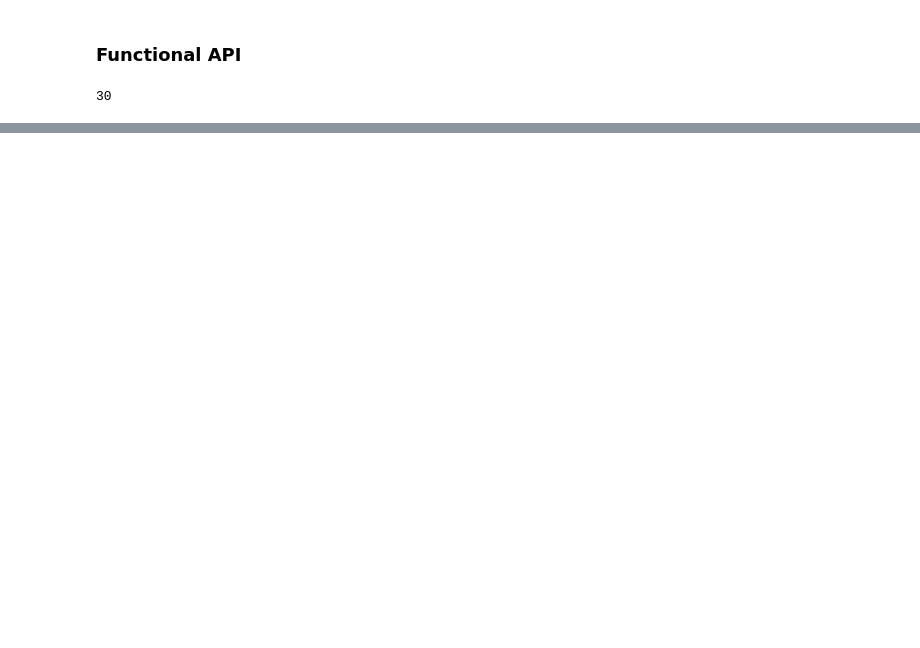
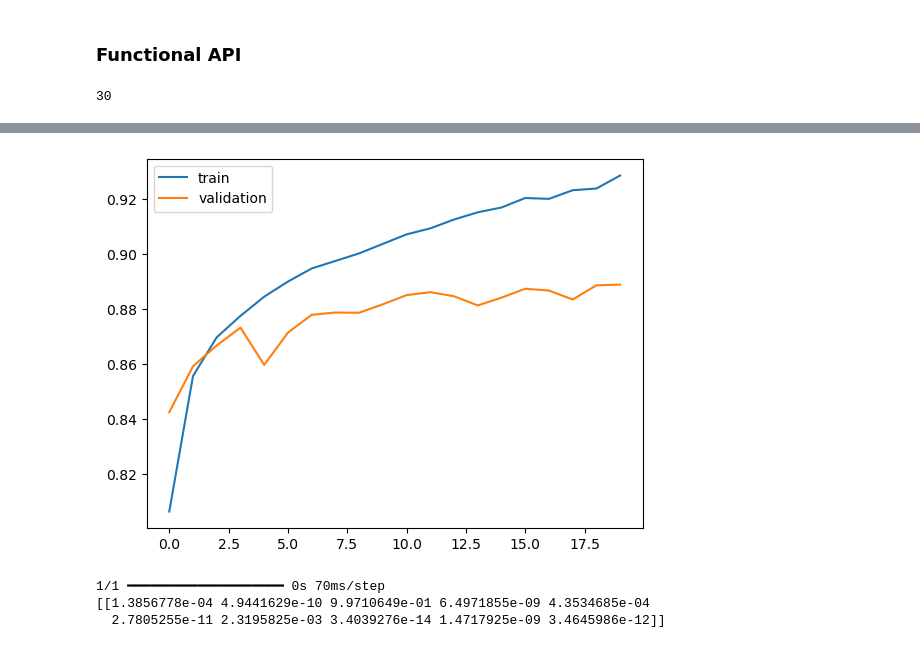
Before and after one commit to songseogyeong/study-deep_learning, a Jupyter notebook: c_tensorflow/b_keras.ipynb, the cells around one changed output, grey strips where cells are left out. Saved outputs shown, nothing was run; the diff lists cells and outputs as text; code cells hidden in the pictures; blank space fills up the shorter version.

```diff
--- a/c_tensorflow/b_keras.ipynb
+++ b/c_tensorflow/b_keras.ipynb
@@ -273,46 +435,50 @@ def create_model():
     return model
 # %%
 from tensorflow.keras.utils import to_categorical
-from tensorflow.keras.datasets import fashion_mnist
 from sklearn.model_selection import train_test_split
 import numpy as np
 
+# 데이터 세트 불러오기
 (train_images, train_targets), (test_images, test_targets) = fashion_mnist.load_data()
 
+# 전처리 함수 선언
 def get_preprocessed_data(images, targets):
     images = np.array(images / 255.0, dtype=np.float32)
     targets = np.array(targets, dtype=np.float32)
 
     return images, targets
 
-
-# 원핫인코디 ㅇ완료한 함수
+# 원-핫 인코딩 변환 함수 선언
 def get_preprocessed_ohe(images, targets):
     images, targets = get_preprocessed_data(images, targets)
     oh_targets = to_categorical(targets)
 
     return images, oh_targets
 
-def get_train_valid_test(train_images, train_targets, test_images, test_targets, validation_size=0.2, random)
+# 데이터 세트 분리 함수
+def get_train_valid_test(train_images, train_targets, test_images, test_targets, validation_size=0.2, random_state=124):
     train_images, train_oh_targets = get_preprocessed_ohe(train_images, train_targets)
     test_images, test_oh_targets = get_preprocessed_ohe(test_images, test_targets)
 
     train_images, validation_images, train_oh_targets, validation_oh_targets = \
-    train_test_split(train_images, train_oh_targets, stratify=train_oh_targets, test_sze=validation_images)
+    train_test_split(train_images, train_oh_targets, stratify=train_oh_targets, test_size=validation_size, random_state=random_state)
 
-    return (train_images, train_oh_targets), (validation_images, validation_oh_targets), (test_images, test_targets)
+    return (train_images, train_oh_targets), (validation_images, validation_oh_targets), (test_images, test_oh_targets)
 
 
-# 딥러닝은 무조건 모듈화
+# 딥러닝은 무조건 모듈화해야 함!
 # %%
 from tensorflow.keras.datasets import fashion_mnist
 
+# 데이터 세트 불러오기
 (train_images, train_targets), (test_images, test_targets) = fashion_mnist.load_data()
 
+# 데이터 세트 분리 함수를 통해 데이터 세트 분리
 # 케라스에서 지원하는 데이터에서만 사용가능한 모듈(케글 이런곳에서 들고온 거 안됨)
-(train_images, train_oh_targets), (validation_images, validation_oh_targets), (test_images, test_targets)
+(train_images, train_oh_targets), (validation_images, validation_oh_targets), (test_images, test_oh_targets) = \
 get_train_valid_test(train_images, train_targets, test_images, test_targets)
 
+# 형태 확인
 print(train_images.shape, train_oh_targets.shape)
 print(validation_images.shape, validation_oh_targets.shape)
 print(test_images.shape, test_oh_targets.shape)
@@ -324,7 +513,12 @@ model.summary()
 from tensorflow.keras.optimizers import Adam
 from tensorflow.keras.losses import CategoricalCrossentropy
 
-# 아래꺼는 쓰고 마는 것... 어디 담지 말기
-model.compile(optimizer=Adam(), loss=
+# 모델 컴파일 (변수에 저장 X)
+model.compile(optimizer=Adam(0.001), loss=CategoricalCrossentropy(), metrics=['acc'])
 # %%
-model.fit(x=train_images, y=train_oh_targets, batch_size=64, epochs=20, validation_data=(validation_images, validation_oh_targets))
+# 훈련
+history = model.fit(x=train_images,
+                    y=train_oh_targets,
+                    batch_size=64,
+                    epochs=20,
+                    validation_data=(validation_images, validation_oh_targets))
@@ -331,5 +543,21 @@ model.fit(x=train_images, y=train_oh_targets, batch_size=64, epochs=20, validati
 # %%
-import matplotlib.pyplot import plt
+import matplotlib.pyplot as plt
 
+# 학습과정 지표를 그래프화 하는 함수
 def show_history(history):
-    plt.plt
+    plt.plot(history.history['acc'], label='train')
+    plt.plot(history.history['val_acc'], label='validation')
+    plt.legend()
+    plt.show()
+
+show_history(history)
+# %% [output]
+[figure, added]
+# %%
+# 예측
+pred_prob = model.predict(np.expand_dims(test_images[8500], axis=0))
+print(pred_prob)
+# %% [output]
+1/1 ━━━━━━━━━━━━━━━━━━━━ 0s 70ms/step
+[[1.3856778e-04 4.9441629e-10 9.9710649e-01 6.4971855e-09 4.3534685e-04
+  2.7805255e-11 2.3195825e-03 3.4039276e-14 1.4717925e-09 3.4645986e-12]]
```
Also changed, not shown: parts of 30 cells of this notebook, 7 other files.
